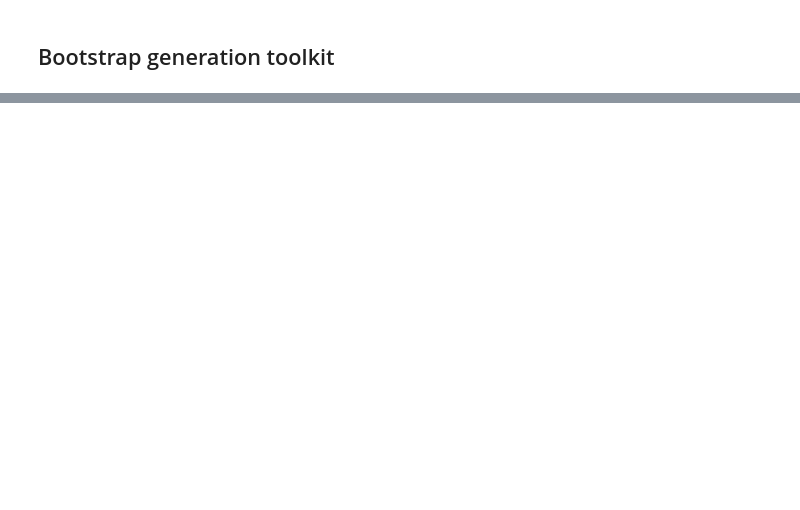
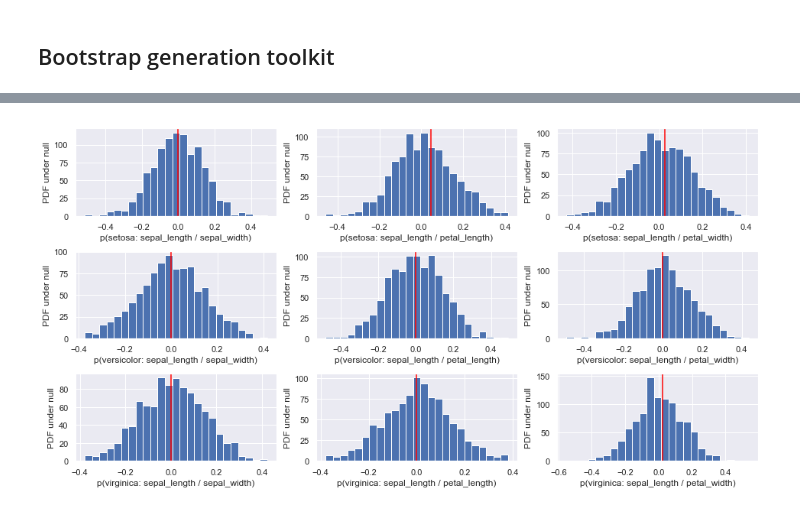
Before and after one commit to kchitresh123/hacker-stats, a Jupyter notebook: iris.ipynb, the cells around one changed output, grey strips where cells are left out. Saved outputs shown, nothing was run; the diff lists cells and outputs as text; code cells hidden in the pictures; blank space fills up the shorter version.

```diff
--- a/iris.ipynb
+++ b/iris.ipynb
@@ -376,0 +381,36 @@ plt.show()
+# %%
+def nb_pearson_r(x, y):
+    return np.corrcoef(x, y)[0, 1]
+
+
+def nb_pearson_plot(data: DataFrame, target: str, feature1: str, feature2: str, size=1):
+    x = nb_extract_feature(data, target, feature1)
+    y = nb_extract_feature(data, target, feature2)
+    r_actual = nb_pearson_r(x, y)
+    r_replicates = np.empty(size)
+    for i in range(size):
+        x_permuted = np.random.permutation(x)
+        r_replicates[i] = nb_pearson_r(x_permuted, y)
+    p = np.sum(r_replicates >= r_actual) / len(r_replicates)
+    plt.axvline(x=p, color='red')
+    plt.hist(r_replicates, bins=25)
+    plt.xlabel(f"p({target}: {feature1} / {feature2})")
+    plt.ylabel("PDF under null")
+
+
+def nb_pearson_subplot(data: DataFrame, size=1):
+    nrows = len(TARGETS)
+    ncols = len(FEATURES) - 1
+    index = 0
+    for target in TARGETS:
+        for feature in FEATURES[1:]:
+            index += 1
+            plt.subplot(nrows, ncols, index)
+            nb_pearson_plot(data, target, FEATURES[0], feature, size)
+# %%
+nb_pearson_subplot(df, 1000)
+
+plt.subplots_adjust(hspace=0.4)
+plt.show()
+# %% [output]
+[figure, added]
```
Also changed, not shown: parts of 8 cells of this notebook, 1 other file.
